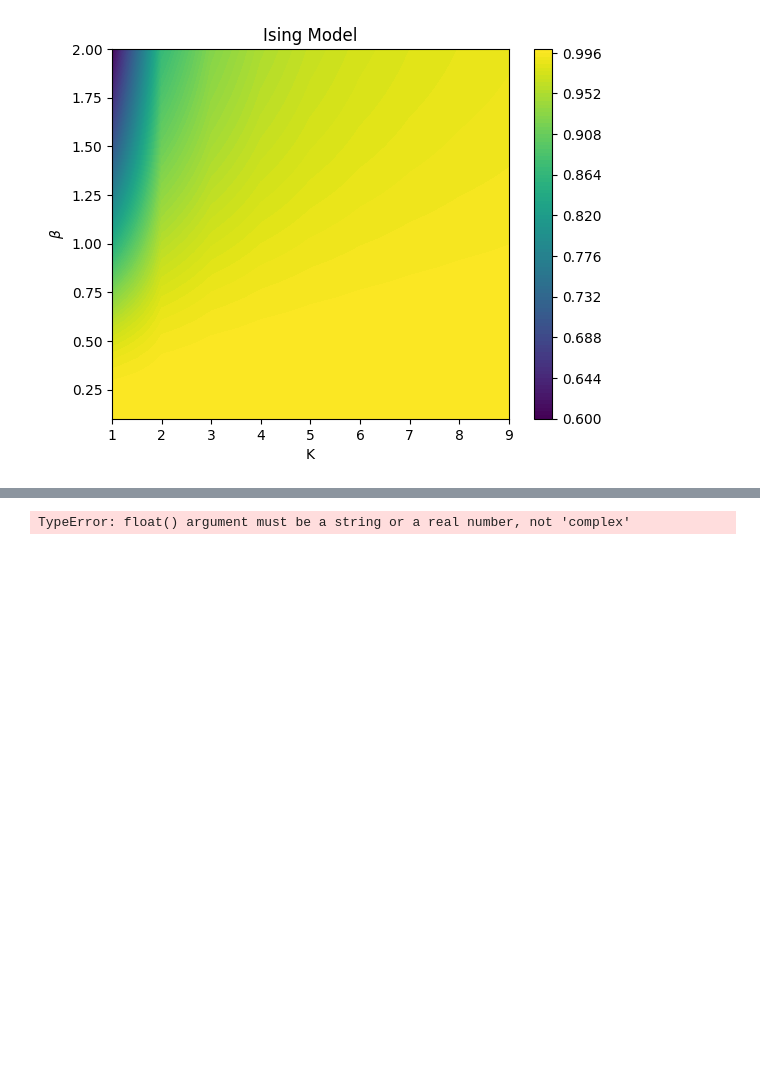
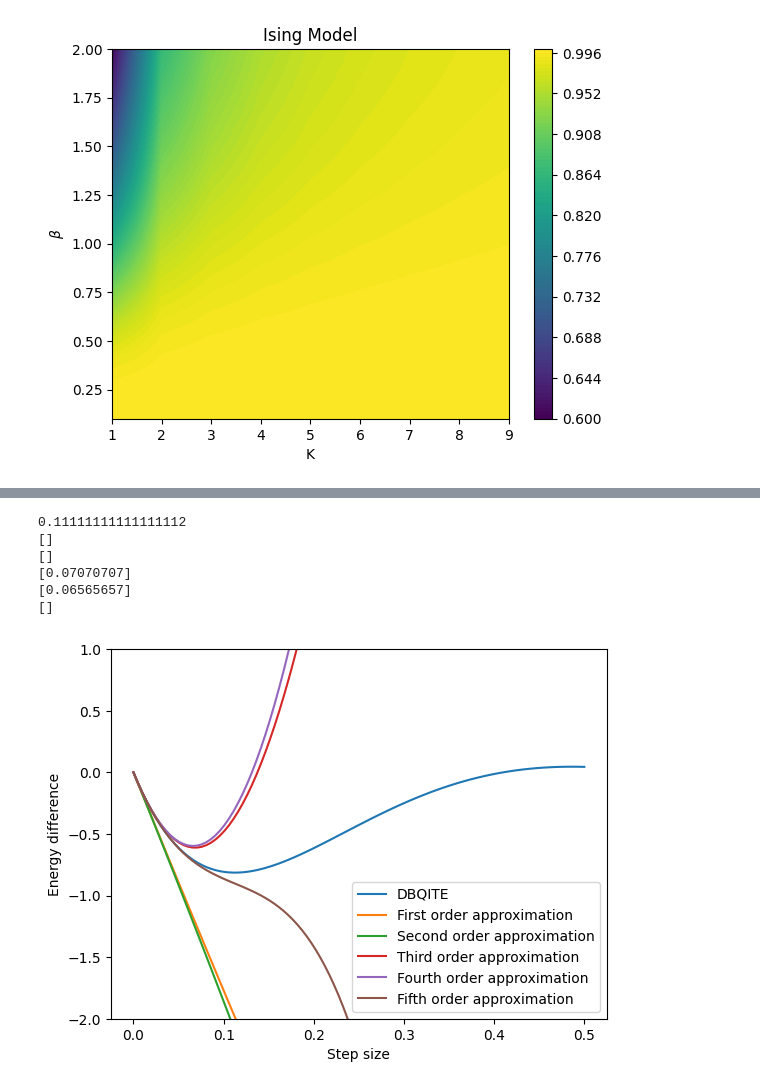
Before and after one commit to wrightjandrew/Master-Project, a Jupyter notebook: TFD.ipynb, the cells around one changed output, grey strips where cells are left out. Saved outputs shown, nothing was run; the diff lists cells and outputs as text; code cells hidden in the pictures; blank space fills up the shorter version.

```diff
--- a/TFD.ipynb
+++ b/TFD.ipynb
@@ -635,8 +635,8 @@ plt.colorbar()
 <matplotlib.colorbar.Colorbar at 0x...>
 [figure]
 # %%
-nqubits = 3
-H_def = sum([-Z(x)*Z(x+1) + X(x)   for x in range(nqubits-1)])
+nqubits = 4
+H_def = sum([X(x+1)*X(x)+Y(x+1)*Y(x)+Z(x+1)*Z(x)   for x in range(nqubits-1)])
 H = hamiltonians.SymbolicHamiltonian(H_def).matrix
 H = np.kron(H,np.eye(2**nqubits))
 initState = maxEntangledState(nqubits)
@@ -648,8 +648,8 @@ energyInit = initState.conj() @ H @ initState
 for i in range(len(s)):
     dbqiteVal = DBQITE(1, H, s[i], initState)[-1]
     energyDiff[i,0] = np.real(dbqiteVal.conj() @ H @ dbqiteVal - energyInit)
-    for j in range(1,len(orders)):
-        energyDiff[i,j] = energyDiffApproximation2(s[i], H, initState, orders[j])
+    #for j in range(orders[0],orders[-1]+1):
+        # energyDiff[i,j] = energyDiffApproximation2(np.sqrt(s[i]), H, initState, j)
 
 firstOrder = np.empty(len(s))
 secondOrder = np.empty(len(s))
@@ -659,7 +659,7 @@ fifthOrder = np.empty(len(s))
 
 for i in range(len(s)):
     firstOrder[i] = -2*np.sin(np.sqrt(s[i]))*moment(H, initState, 2)*s[i]**(1/2)
-    secondOrder[i] = -2*(1-np.cos(np.sqrt(s[i])))*(-1/2)*moment(H, initState, 2)*s[i]
+    secondOrder[i] = -2*(1-np.cos(np.sqrt(s[i])))*(-1/2)*moment(H, initState, 3)*s[i]
     secondOrder[i] += firstOrder[i]
     thirdOrder[i] = -2*np.sin(np.sqrt(s[i]))*(-1/6)*(moment(H, initState, 4)+3*moment(H, initState, 2)**2)*s[i]**(3/2)
     thirdOrder[i] += secondOrder[i]
@@ -683,5 +683,13 @@ plt.plot(s, fourthOrder, label='Fourth order approximation')
 plt.plot(s, fifthOrder, label='Fifth order approximation')
 plt.xlabel('Step size')
 plt.ylabel('Energy difference')
+plt.ylim(-2.0,1.0)
 plt.legend()
+
+print(s[np.argmin(energyDiff[:,0])])
+print(s[sp.signal.argrelmin(firstOrder)])
+print(s[sp.signal.argrelmin(secondOrder)])
+print(s[sp.signal.argrelmin(thirdOrder)])
+print(s[sp.signal.argrelmin(fourthOrder)])
+print(s[sp.signal.argrelmin(fifthOrder)])
 # %% [output]
@@ -690 +697,7 @@ plt.legend()
-TypeError: float() argument must be a string or a real number, not 'complex'
+0.11111111111111112
+[]
+[]
+[0.07070707]
+[0.06565657]
+[]
+[figure, added]
```
Also changed, not shown: parts of 7 cells of this notebook, 2 other files.
